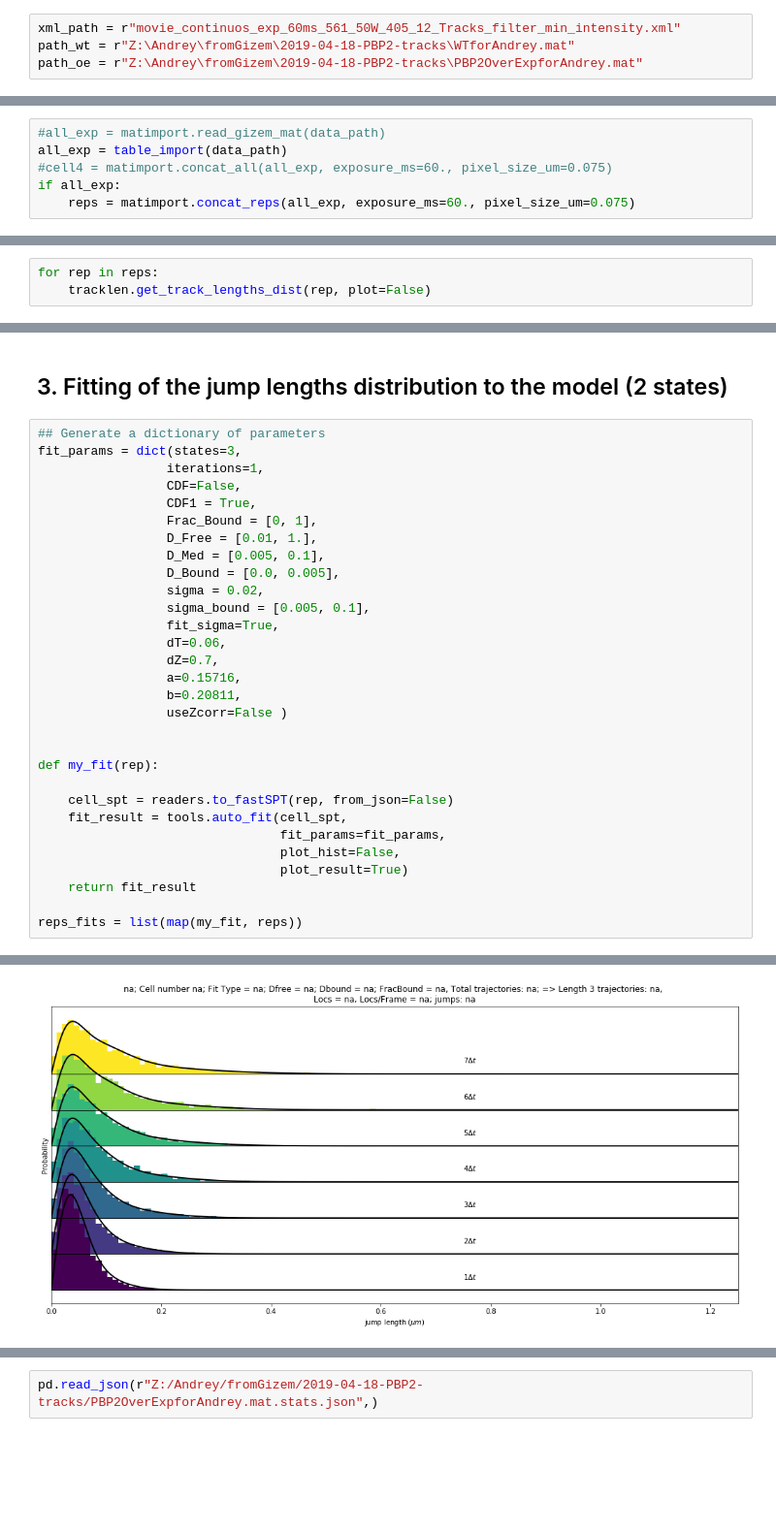
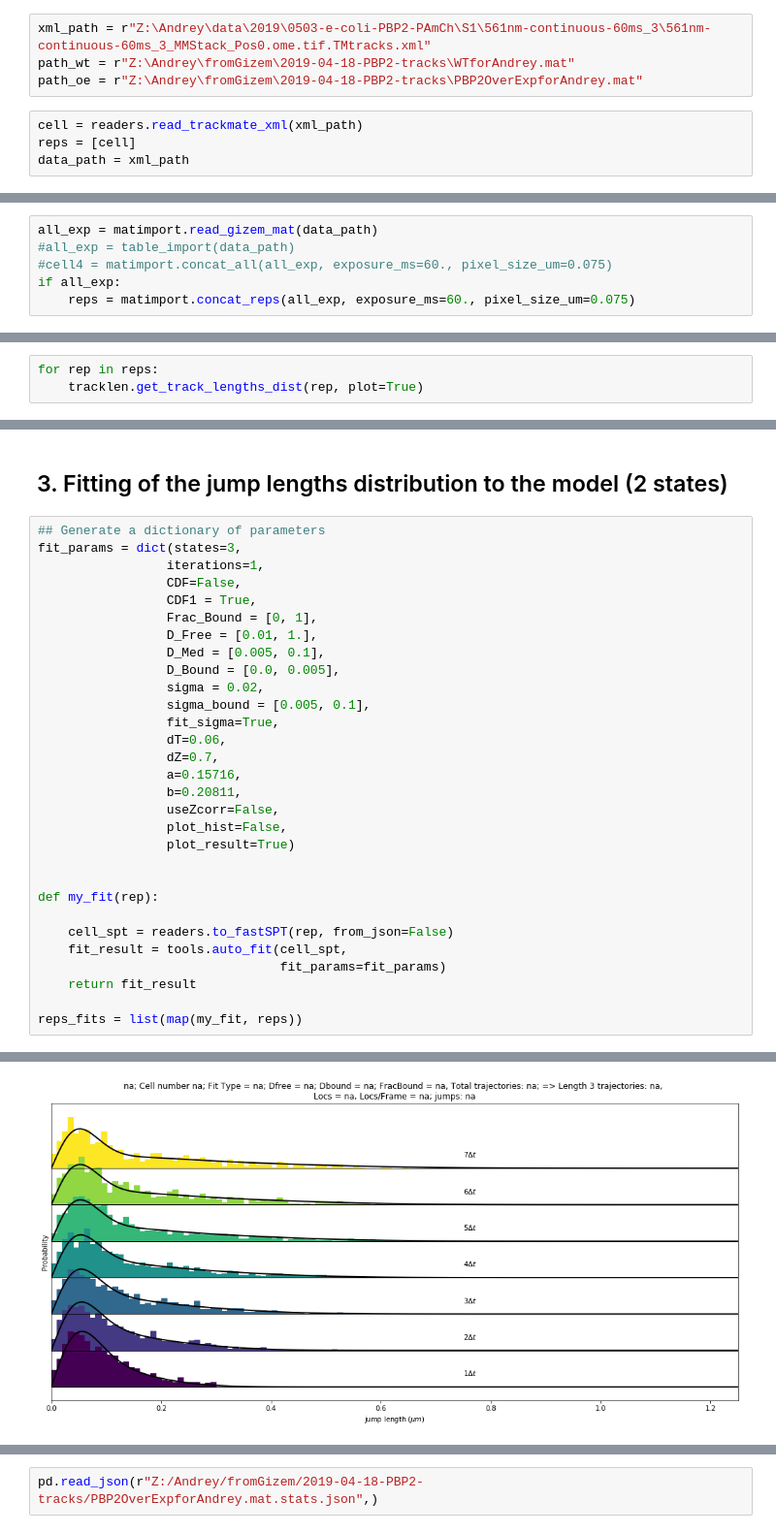
Before and after one commit to aaristov/Spot-On-Cli, a Jupyter notebook: from_gizem.ipynb, the cells around one changed output, grey strips where cells are left out. Shown: that part at 97% size. Cells and saved outputs as stored; diff of their text form; blank space fills up the shorter version.

Commit message:
fit parameter handling

```diff
--- a/from_gizem.ipynb
+++ b/from_gizem.ipynb
@@ -52,7 +56,11 @@ os.getcwd()
 # %%
-xml_path = r"movie_continuos_exp_60ms_561_50W_405_12_Tracks_filter_min_intensity.xml"
+xml_path = r"Z:\Andrey\data\2019\0503-e-coli-PBP2-PAmCh\S1\561nm-continuous-60ms_3\561nm-continuous-60ms_3_MMStack_Pos0.ome.tif.TMtracks.xml"
 path_wt = r"Z:\Andrey\fromGizem\2019-04-18-PBP2-tracks\WTforAndrey.mat"
 path_oe = r"Z:\Andrey\fromGizem\2019-04-18-PBP2-tracks\PBP2OverExpforAndrey.mat"
+# %%
+cell = readers.read_trackmate_xml(xml_path)
+reps = [cell]
+data_path = xml_path
 # %%
 from glob import glob
 # %%
@@ -72,8 +80,8 @@ print(data_path)
 # %% [output]
 z:/Andrey/fromGizem/2019-04-18-PBP2-tracks\RodZdepl12hforAndrey.mat
 # %%
-#all_exp = matimport.read_gizem_mat(data_path)
-all_exp = table_import(data_path)
+all_exp = matimport.read_gizem_mat(data_path)
+#all_exp = table_import(data_path)
 #cell4 = matimport.concat_all(all_exp, exposure_ms=60., pixel_size_um=0.075)
 if all_exp:
     reps = matimport.concat_reps(all_exp, exposure_ms=60., pixel_size_um=0.075)
@@ -123,5 +131,5 @@ Replicate 3: Total 7281 tracks
 # 2. Track lengths analysis
 # %%
 for rep in reps:
-    tracklen.get_track_lengths_dist(rep, plot=False)
+    tracklen.get_track_lengths_dist(rep, plot=True)
 # %% [output]
@@ -150,16 +161,16 @@ fit_params = dict(states=3,
                  dZ=0.7,
                  a=0.15716,
                  b=0.20811,
-                 useZcorr=False )
+                 useZcorr=False,
+                 plot_hist=False,
+                 plot_result=True)
 
 
 def my_fit(rep):
 
     cell_spt = readers.to_fastSPT(rep, from_json=False)
     fit_result = tools.auto_fit(cell_spt,
-                                fit_params=fit_params,
-                                plot_hist=False,
-                                plot_result=True)
+                                fit_params=fit_params)
     return fit_result
 
 reps_fits = list(map(my_fit, reps))
@@ -182 +209 @@ None
-[figure, old version]
+[figure, new version]
```
Also changed, not shown: parts of 5 cells of this notebook, 2 other files.
